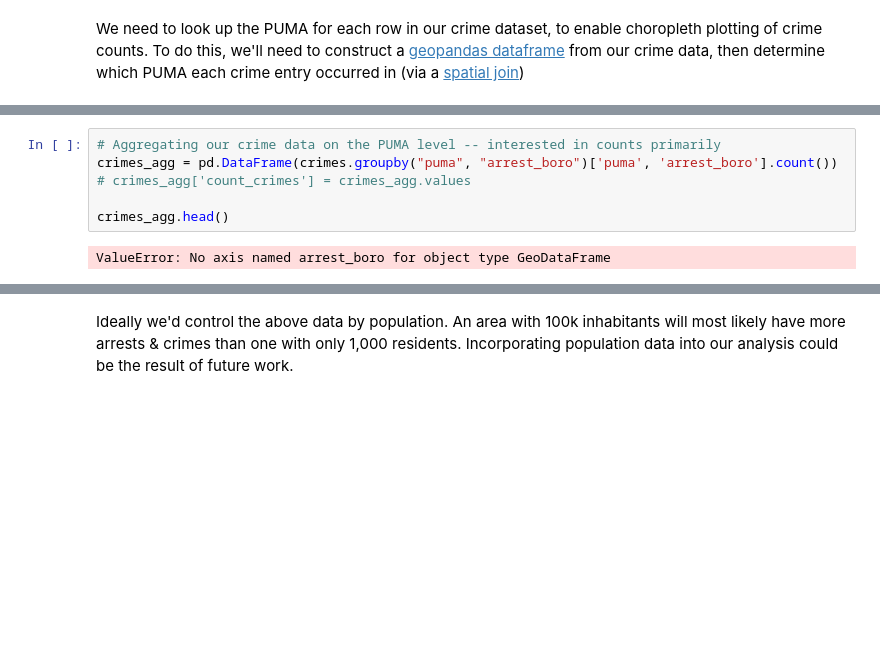
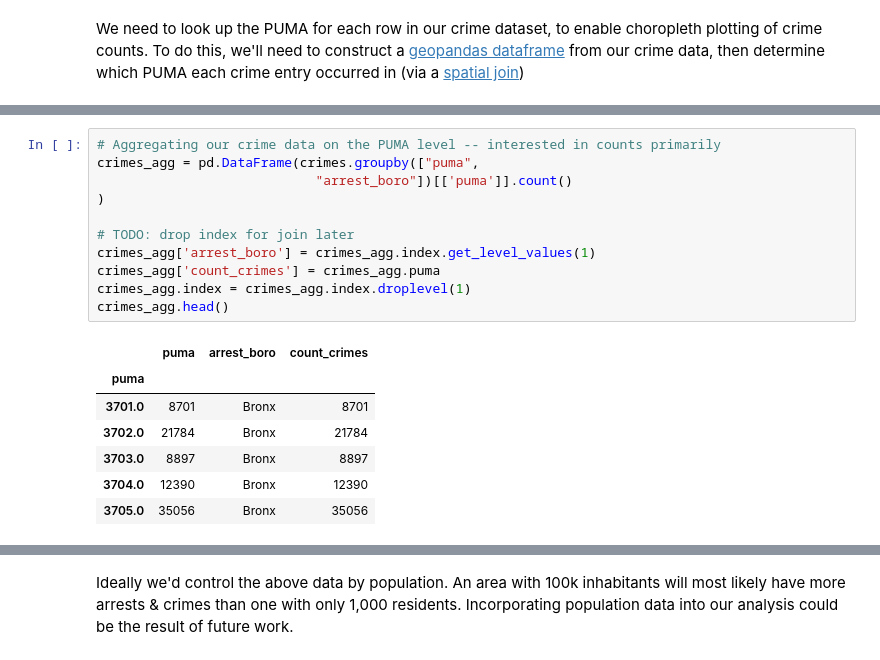
Before and after one commit to andrewbowen19/advancedProgrammingData602, a Jupyter notebook: src/project/final-project.ipynb, the cells around one changed output, grey strips where cells are left out. Saved outputs shown, nothing was run; the diff lists cells and outputs as text; blank space fills up the shorter version.

```diff
--- a/src/project/final-project.ipynb
+++ b/src/project/final-project.ipynb
@@ -257,10 +277,21 @@ ValueError: 'index_left' and 'index_right' cannot be names in the frames being j
 # %%
 # Aggregating our crime data on the PUMA level -- interested in counts primarily
-crimes_agg = pd.DataFrame(crimes.groupby("puma", "arrest_boro")['puma', 'arrest_boro'].count())
-# crimes_agg['count_crimes'] = crimes_agg.values
+crimes_agg = pd.DataFrame(crimes.groupby(["puma",
+                            "arrest_boro"])[['puma']].count()
+)
 
+# TODO: drop index for join later
+crimes_agg['arrest_boro'] = crimes_agg.index.get_level_values(1)
+crimes_agg['count_crimes'] = crimes_agg.puma
+crimes_agg.index = crimes_agg.index.droplevel(1)
 crimes_agg.head()
 # %% [output]
-ValueError: No axis named arrest_boro for object type GeoDataFrame
+|  | puma | arrest_boro | count_crimes |
+| puma |  |  |  |
+| 3701.0 | 8701 | Bronx | 8701 |
+| 3702.0 | 21784 | Bronx | 21784 |
+| 3703.0 | 8897 | Bronx | 8897 |
+| 3704.0 | 12390 | Bronx | 12390 |
+| 3705.0 | 35056 | Bronx | 35056 |
 # %%
 # Join to nyc data for chrime counts by PUMA choropleth
```
Also changed, not shown: parts of 17 cells of this notebook, 1 other file.
